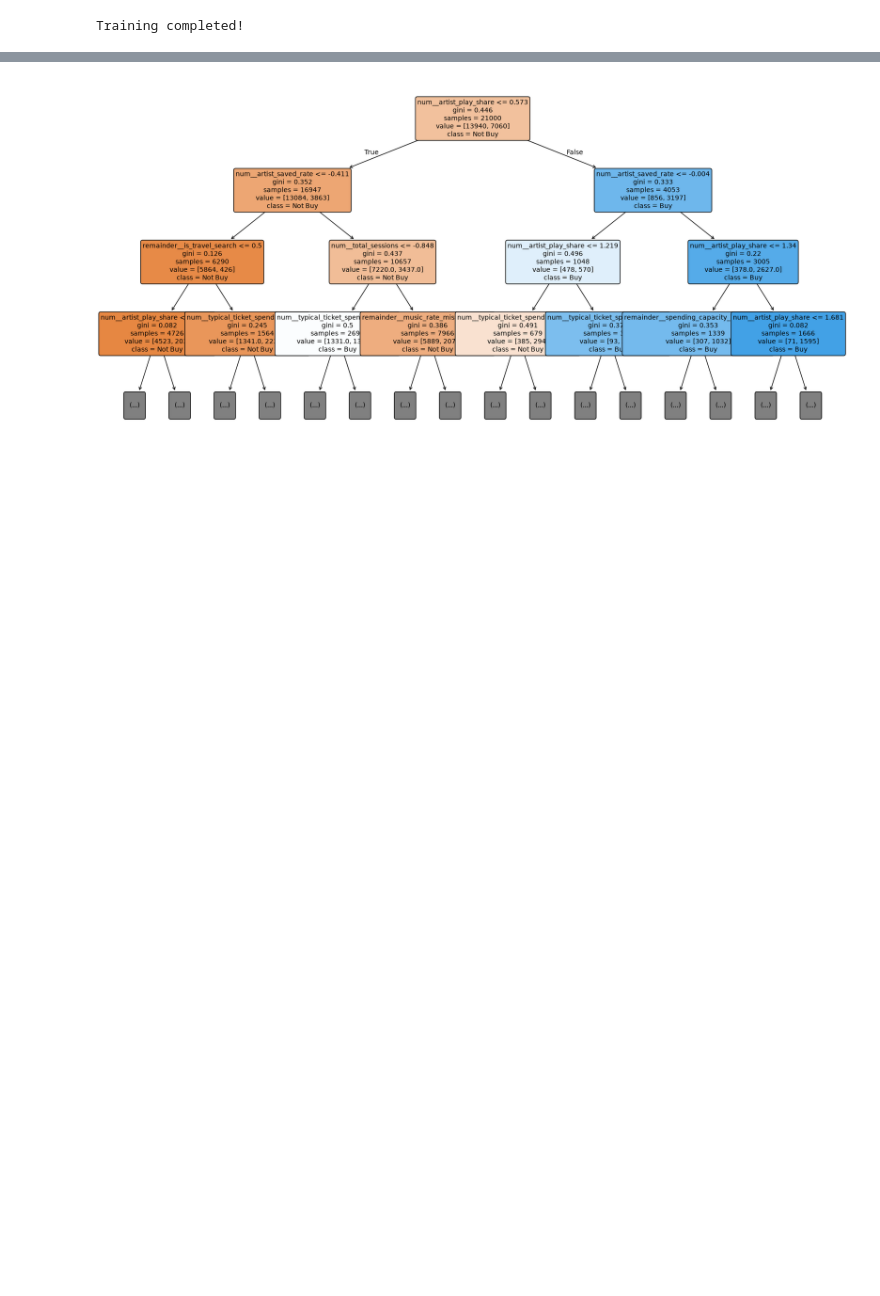
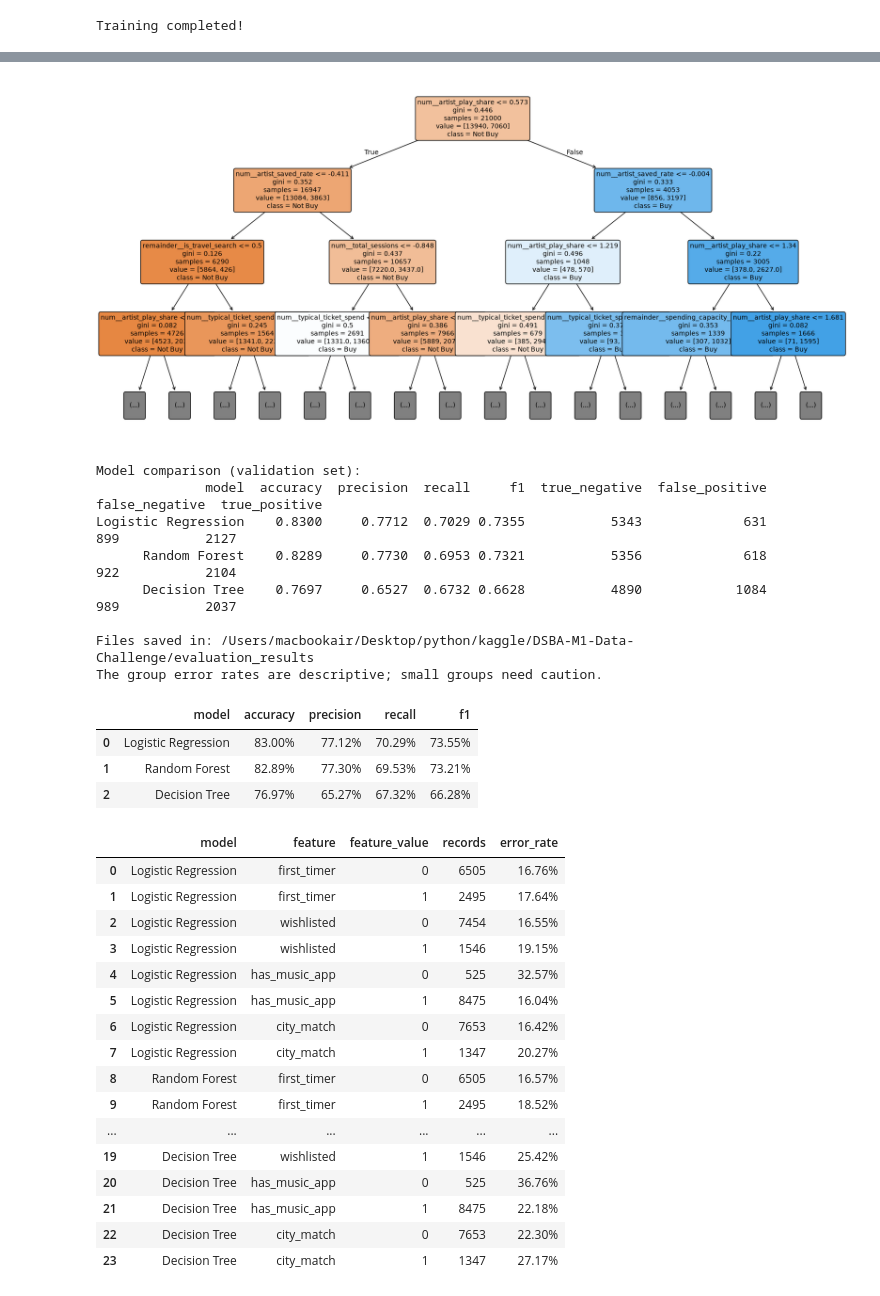
Before and after one commit to tanishka-p0024/DSBA-M1-Data-Challenge, a Jupyter notebook: notebooks/04_data_Modeling.ipynb, the cells around one changed output, grey strips where cells are left out. Drawn from its saved outputs; the diff is of its cells as text; code cells hidden in the pictures; blank space fills up the shorter version.

Commit message:
Add baseline error analysis

```diff
--- a/notebooks/04_data_Modeling.ipynb
+++ b/notebooks/04_data_Modeling.ipynb
@@ -219,5 +219,5 @@ Columns in test but not train:
 # %%
-test = test.drop(columns=['artist_id'])
+#test = test.drop(columns=['artist_id'])
 # %%
 train_cols = set(train_new.columns) - {'buy'}
 test_cols = set(test.columns)
@@ -539,4 +539,70 @@ plot_tree(
 
 plt.show()
 # %% [output]
-[figure, old version]
+[figure, new version]
+# %%
+#Baseline Model Error Analysis
+from src.error_analysis import analyze_models
+
+summary, group_errors = analyze_models(
+    y_true=y_val,
+    predictions={
+        "Logistic Regression": y_val_pred,
+        "Random Forest": y_val_pred_rf,
+        "Decision Tree": y_val_pred_dt,
+    },
+    features=X_val,
+    output_dir="../evaluation_results",
+)
+
+# Model comparison in percentages
+summary_display = summary.copy()
+
+for col in ["accuracy", "precision", "recall", "f1"]:
+    summary_display[col] = summary_display[col].map(
+        lambda x: f"{x:.2%}"
+    )
+
+display(summary_display[
+    ["model", "accuracy", "precision", "recall", "f1"]
+])
+
+# Group error rates in percentages
+group_display = group_errors.copy()
+group_display["error_rate"] = group_display["error_rate"].map(
+    lambda x: f"{x:.2%}"
+)
+
+display(group_display[
+    ["model", "feature", "feature_value", "records", "error_rate"]
+])
+# %% [output]
+Model comparison (validation set):
+              model  accuracy  precision  recall     f1  true_negative  false_positive  false_negative  true_positive
+Logistic Regression    0.8300     0.7712  0.7029 0.7355           5343             631             899           2127
+      Random Forest    0.8289     0.7730  0.6953 0.7321           5356             618             922           2104
+      Decision Tree    0.7697     0.6527  0.6732 0.6628           4890            1084             989           2037
+
+Files saved in: /Users/macbookair/Desktop/python/kaggle/DSBA-M1-Data-Challenge/evaluation_results
+The group error rates are descriptive; small groups need caution.
+|  | model | accuracy | precision | recall | f1 |
+| 0 | Logistic Regression | 83.00% | 77.12% | 70.29% | 73.55% |
+| 1 | Random Forest | 82.89% | 77.30% | 69.53% | 73.21% |
+| 2 | Decision Tree | 76.97% | 65.27% | 67.32% | 66.28% |
+|  | model | feature | feature_value | records | error_rate |
+| 0 | Logistic Regression | first_timer | 0 | 6505 | 16.76% |
+| 1 | Logistic Regression | first_timer | 1 | 2495 | 17.64% |
+| 2 | Logistic Regression | wishlisted | 0 | 7454 | 16.55% |
+| 3 | Logistic Regression | wishlisted | 1 | 1546 | 19.15% |
+| 4 | Logistic Regression | has_music_app | 0 | 525 | 32.57% |
+| 5 | Logistic Regression | has_music_app | 1 | 8475 | 16.04% |
+| 6 | Logistic Regression | city_match | 0 | 7653 | 16.42% |
+| 7 | Logistic Regression | city_match | 1 | 1347 | 20.27% |
+| 8 | Random Forest | first_timer | 0 | 6505 | 16.57% |
+| 9 | Random Forest | first_timer | 1 | 2495 | 18.52% |
+| ... | ... | ... | ... | ... | ... |
+| 19 | Decision Tree | wishlisted | 1 | 1546 | 25.42% |
+| 20 | Decision Tree | has_music_app | 0 | 525 | 36.76% |
+| 21 | Decision Tree | has_music_app | 1 | 8475 | 22.18% |
+| 22 | Decision Tree | city_match | 0 | 7653 | 22.30% |
+| 23 | Decision Tree | city_match | 1 | 1347 | 27.17% |
```
Also changed, not shown: parts of 8 cells of this notebook, 1 other file.
